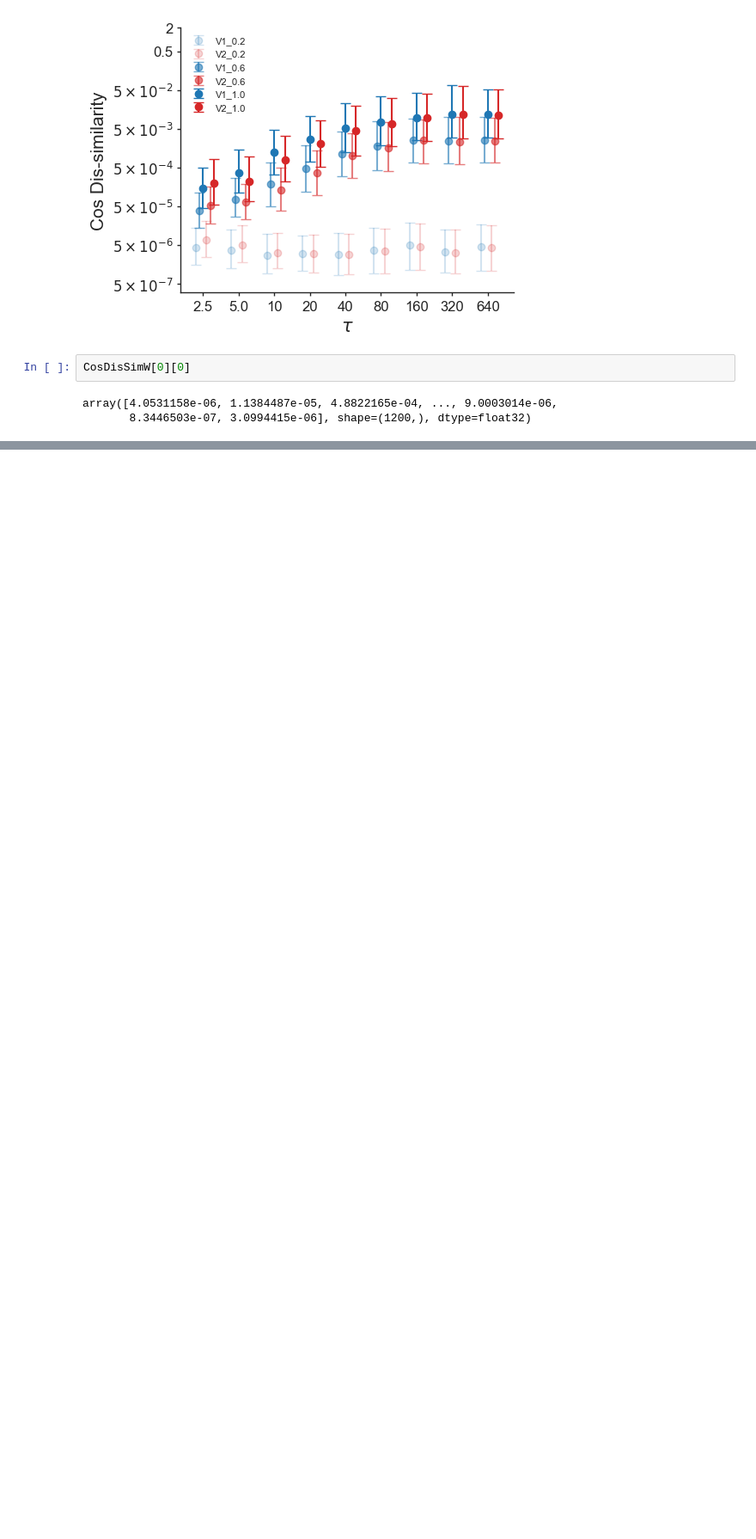
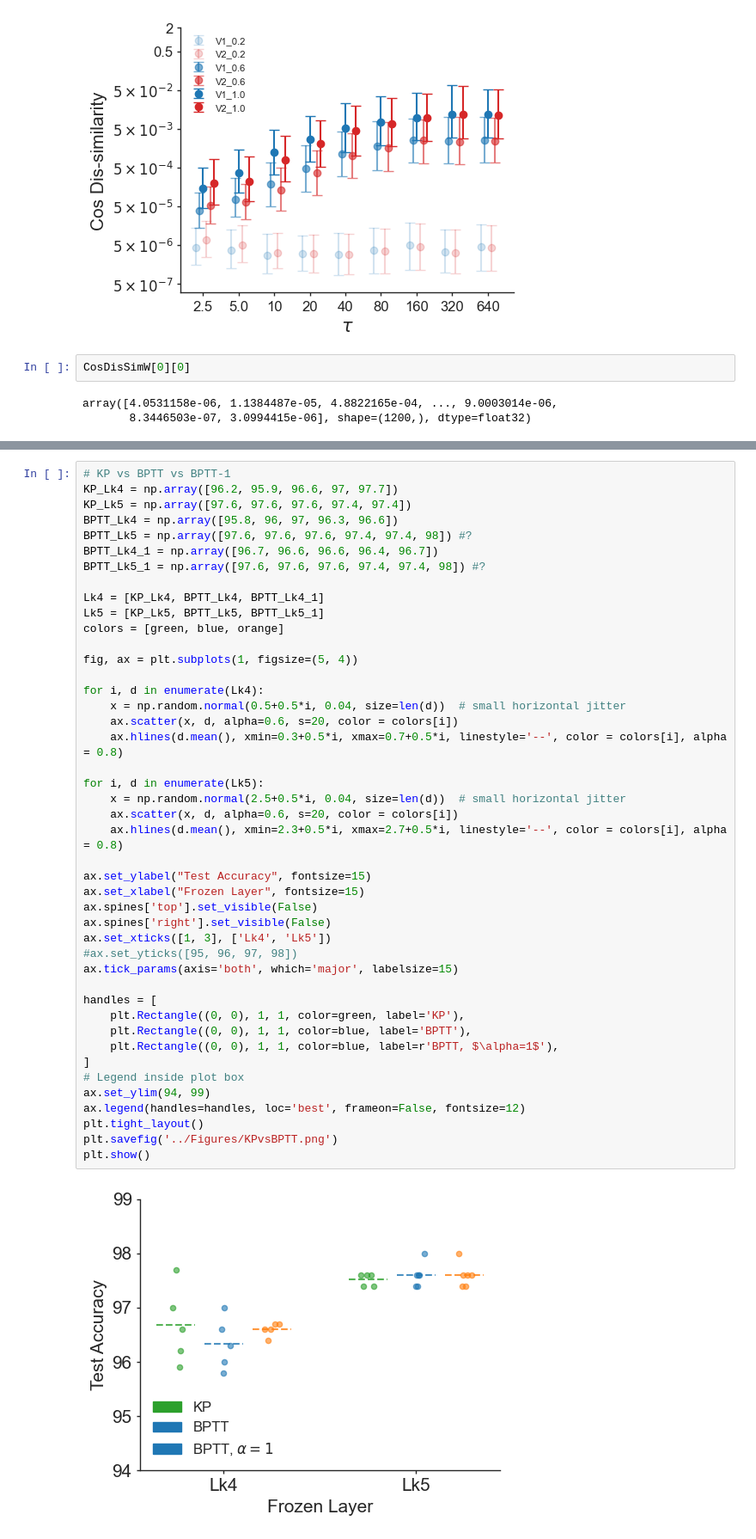
Before and after one commit to Baskin-LIU/Kernel-Propagation, a Jupyter notebook: Experiments/MNIST1D.ipynb, the cells around one changed output, grey strips where cells are left out. Shown at 86% size. Drawn from its saved outputs; the diff is of its cells as text; blank space fills up the shorter version.

```diff
--- a/Experiments/MNIST1D.ipynb
+++ b/Experiments/MNIST1D.ipynb
@@ -1029,0 +896,46 @@ All_record
+# %%
+# KP vs BPTT vs BPTT-1
+KP_Lk4 = np.array([96.2, 95.9, 96.6, 97, 97.7])
+KP_Lk5 = np.array([97.6, 97.6, 97.6, 97.4, 97.4])
+BPTT_Lk4 = np.array([95.8, 96, 97, 96.3, 96.6])
+BPTT_Lk5 = np.array([97.6, 97.6, 97.6, 97.4, 97.4, 98]) #?
+BPTT_Lk4_1 = np.array([96.7, 96.6, 96.6, 96.4, 96.7])
+BPTT_Lk5_1 = np.array([97.6, 97.6, 97.6, 97.4, 97.4, 98]) #?
+
+Lk4 = [KP_Lk4, BPTT_Lk4, BPTT_Lk4_1]
+Lk5 = [KP_Lk5, BPTT_Lk5, BPTT_Lk5_1]
+colors = [green, blue, orange]
+
+fig, ax = plt.subplots(1, figsize=(5, 4))
+
+for i, d in enumerate(Lk4):
+    x = np.random.normal(0.5+0.5*i, 0.04, size=len(d))  # small horizontal jitter
+    ax.scatter(x, d, alpha=0.6, s=20, color = colors[i])
+    ax.hlines(d.mean(), xmin=0.3+0.5*i, xmax=0.7+0.5*i, linestyle='--', color = colors[i], alpha = 0.8)
+
+for i, d in enumerate(Lk5):
+    x = np.random.normal(2.5+0.5*i, 0.04, size=len(d))  # small horizontal jitter
+    ax.scatter(x, d, alpha=0.6, s=20, color = colors[i])
+    ax.hlines(d.mean(), xmin=2.3+0.5*i, xmax=2.7+0.5*i, linestyle='--', color = colors[i], alpha = 0.8)
+
+ax.set_ylabel("Test Accuracy", fontsize=15)
+ax.set_xlabel("Frozen Layer", fontsize=15)
+ax.spines['top'].set_visible(False)
+ax.spines['right'].set_visible(False)
+ax.set_xticks([1, 3], ['Lk4', 'Lk5'])
+#ax.set_yticks([95, 96, 97, 98])
+ax.tick_params(axis='both', which='major', labelsize=15)
+
+handles = [
+    plt.Rectangle((0, 0), 1, 1, color=green, label='KP'),
+    plt.Rectangle((0, 0), 1, 1, color=blue, label='BPTT'),
+    plt.Rectangle((0, 0), 1, 1, color=blue, label=r'BPTT, $\alpha=1$'),
+]
+# Legend inside plot box
+ax.set_ylim(94, 99)
+ax.legend(handles=handles, loc='best', frameon=False, fontsize=12)
+plt.tight_layout()
+plt.savefig('../Figures/KPvsBPTT.png')
+plt.show()
+# %% [output]
+[figure, added]
```
Also changed, not shown: parts of 12 cells of this notebook, 10 other files.
